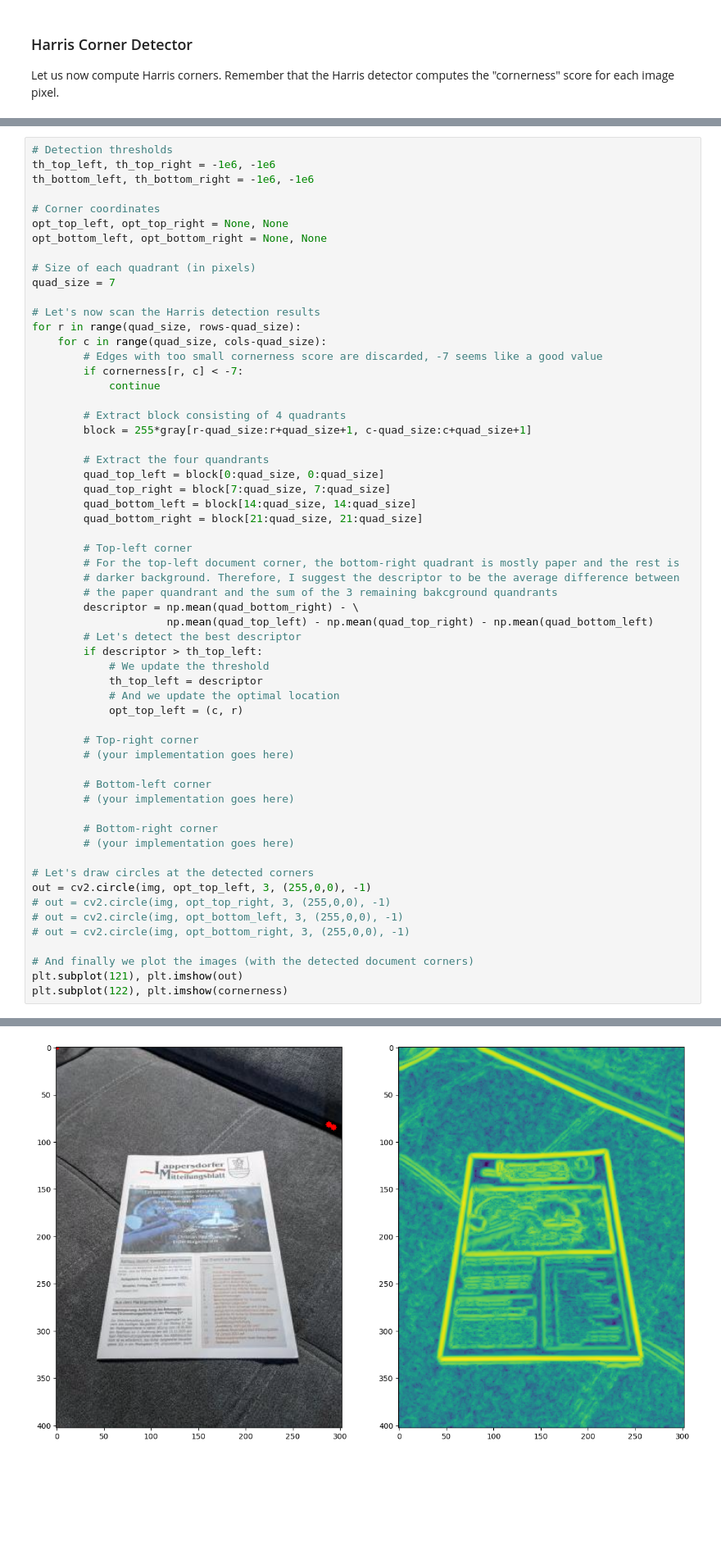
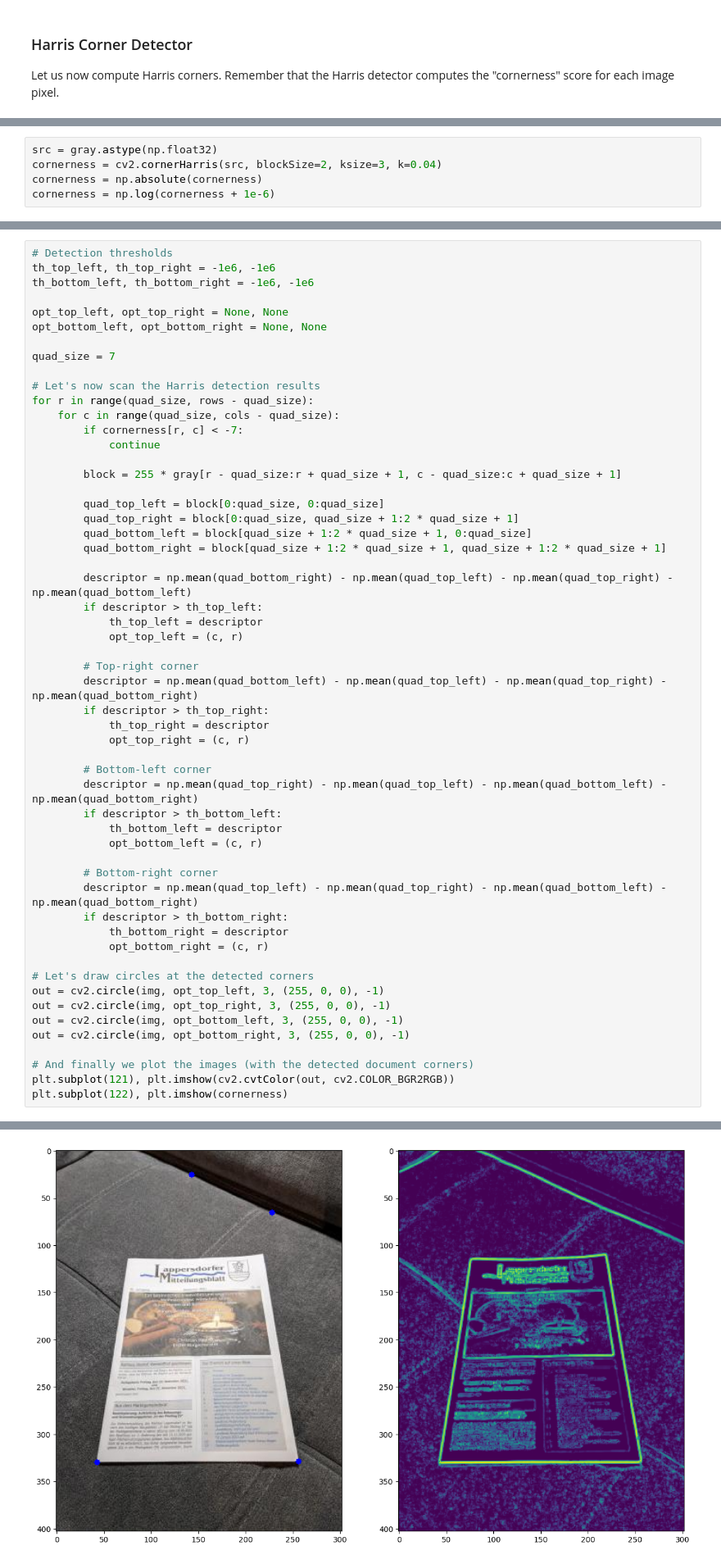
Before and after one commit to dmytro-myronov/cv-homework, a Jupyter notebook: lesson_6/homework/Homework.ipynb, the cells around one changed output, grey strips where cells are left out. Shown at 82% size. Drawn from its saved outputs; the diff is of its cells as text; blank space fills up the shorter version.

```diff
--- a/lesson_6/homework/Homework.ipynb
+++ b/lesson_6/homework/Homework.ipynb
@@ -55,2 +36,7 @@ cornerness = np.log(cornerness + 1e-6)
+# %%
+src = gray.astype(np.float32)
+cornerness = cv2.cornerHarris(src, blockSize=2, ksize=3, k=0.04)
+cornerness = np.absolute(cornerness)
+cornerness = np.log(cornerness + 1e-6)
 # %%
 # Let's now plot the image and the corresponding Harris corners (in log scale)
@@ -72,63 +58,59 @@ A good descriptor of that corner, given a certain neghbouring region, would be t
 th_top_left, th_top_right = -1e6, -1e6
 th_bottom_left, th_bottom_right = -1e6, -1e6
 
-# Corner coordinates
 opt_top_left, opt_top_right = None, None
 opt_bottom_left, opt_bottom_right = None, None
 
-# Size of each quadrant (in pixels)
 quad_size = 7
 
 # Let's now scan the Harris detection results
-for r in range(quad_size, rows-quad_size):
-    for c in range(quad_size, cols-quad_size):
-        # Edges with too small cornerness score are discarded, -7 seems like a good value
+for r in range(quad_size, rows - quad_size):
+    for c in range(quad_size, cols - quad_size):
         if cornerness[r, c] < -7:
             continue
 
-        # Extract block consisting of 4 quadrants
-        block = 255*gray[r-quad_size:r+quad_size+1, c-quad_size:c+quad_size+1]
+        block = 255 * gray[r - quad_size:r + quad_size + 1, c - quad_size:c + quad_size + 1]
 
-        # Extract the four quandrants
         quad_top_left = block[0:quad_size, 0:quad_size]
-        quad_top_right = block[7:quad_size, 7:quad_size]
-        quad_bottom_left = block[14:quad_size, 14:quad_size]
-        quad_bottom_right = block[21:quad_size, 21:quad_size]
+        quad_top_right = block[0:quad_size, quad_size + 1:2 * quad_size + 1]
+        quad_bottom_left = block[quad_size + 1:2 * quad_size + 1, 0:quad_size]
+        quad_bottom_right = block[quad_size + 1:2 * quad_size + 1, quad_size + 1:2 * quad_size + 1]
 
-        # Top-left corner
-        # For the top-left document corner, the bottom-right quadrant is mostly paper and the rest is
-        # darker background. Therefore, I suggest the descriptor to be the average difference between
-        # the paper quandrant and the sum of the 3 remaining bakcground quandrants
-        descriptor = np.mean(quad_bottom_right) - \
-                     np.mean(quad_top_left) - np.mean(quad_top_right) - np.mean(quad_bottom_left)
-        # Let's detect the best descriptor
+        descriptor = np.mean(quad_bottom_right) - np.mean(quad_top_left) - np.mean(quad_top_right) - np.mean(quad_bottom_left)
         if descriptor > th_top_left:
-            # We update the threshold
             th_top_left = descriptor
-            # And we update the optimal location
             opt_top_left = (c, r)
 
         # Top-right corner
-        # (your implementation goes here)
+        descriptor = np.mean(quad_bottom_left) - np.mean(quad_top_left) - np.mean(quad_top_right) - np.mean(quad_bottom_right)
+        if descriptor > th_top_right:
+            th_top_right = descriptor
+            opt_top_right = (c, r)
 
         # Bottom-left corner
-        # (your implementation goes here)
+        descriptor = np.mean(quad_top_right) - np.mean(quad_top_left) - np.mean(quad_bottom_left) - np.mean(quad_bottom_right)
+        if descriptor > th_bottom_left:
+            th_bottom_left = descriptor
+            opt_bottom_left = (c, r)
 
         # Bottom-right corner
-        # (your implementation goes here)
+        descriptor = np.mean(quad_top_left) - np.mean(quad_top_right) - np.mean(quad_bottom_left) - np.mean(quad_bottom_right)
+        if descriptor > th_bottom_right:
+            th_bottom_right = descriptor
+            opt_bottom_right = (c, r)
 
 # Let's draw circles at the detected corners
-out = cv2.circle(img, opt_top_left, 3, (255,0,0), -1)
-# out = cv2.circle(img, opt_top_right, 3, (255,0,0), -1)
-# out = cv2.circle(img, opt_bottom_left, 3, (255,0,0), -1)
-# out = cv2.circle(img, opt_bottom_right, 3, (255,0,0), -1)
+out = cv2.circle(img, opt_top_left, 3, (255, 0, 0), -1)
+out = cv2.circle(img, opt_top_right, 3, (255, 0, 0), -1)
+out = cv2.circle(img, opt_bottom_left, 3, (255, 0, 0), -1)
+out = cv2.circle(img, opt_bottom_right, 3, (255, 0, 0), -1)
 
 # And finally we plot the images (with the detected document corners)
-plt.subplot(121), plt.imshow(out)
+plt.subplot(121), plt.imshow(cv2.cvtColor(out, cv2.COLOR_BGR2RGB))
 plt.subplot(122), plt.imshow(cornerness)
 # %% [output]
 (<AxesSubplot:>, <matplotlib.image.AxesImage at 0x...>)
-[figure, old version]
+[figure, new version]
 # %% [markdown]
 ### Questions
 * Does it matter whether the picture has been taken by a 1Mpx camera or a 12Mpx camera? How?
```
Also changed, not shown: parts of 4 cells of this notebook.
